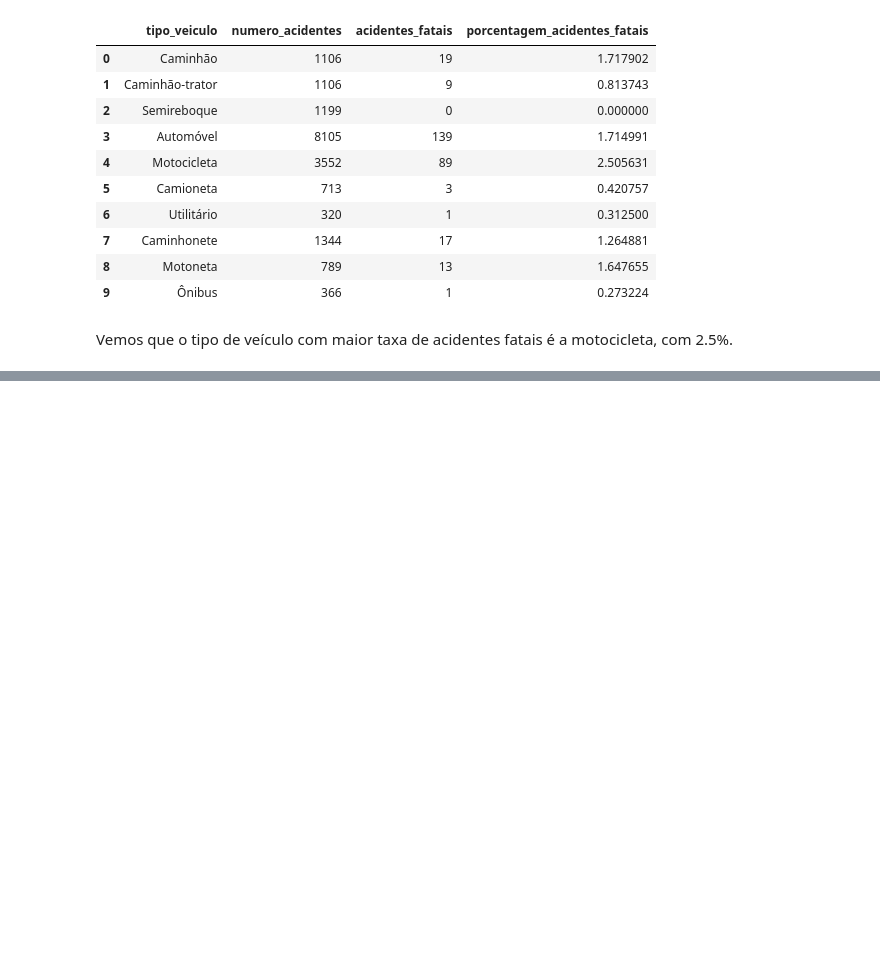
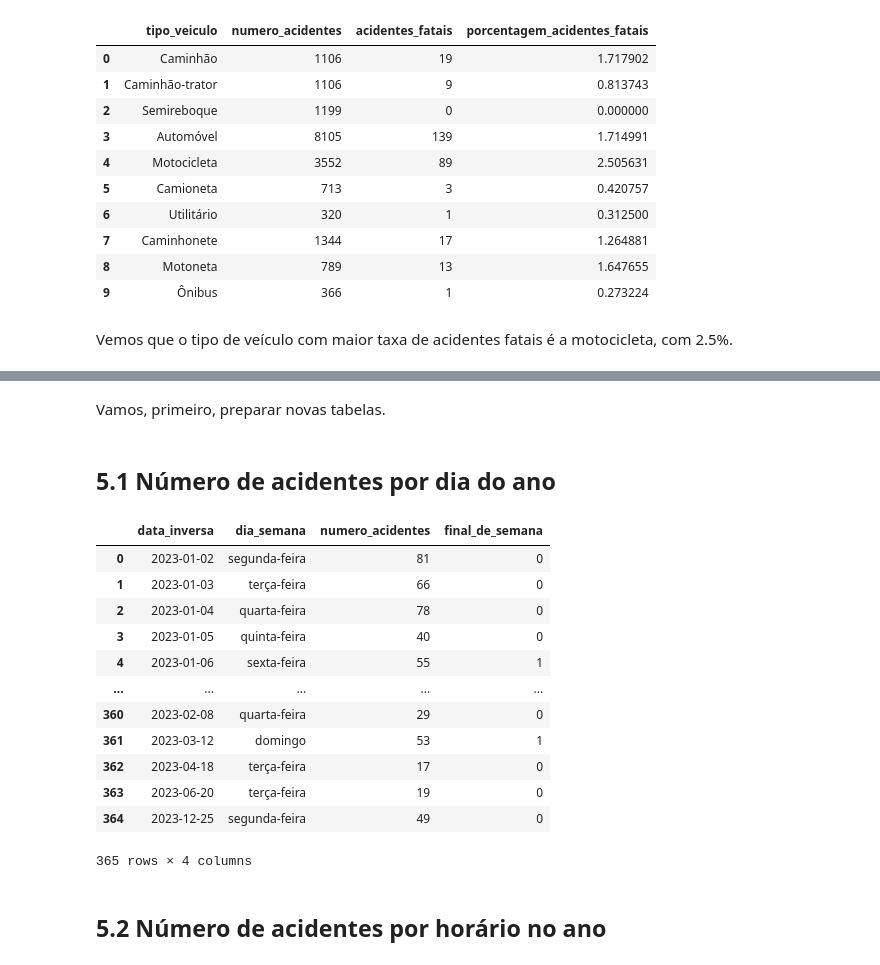
Before and after one commit to andrey-lolobrigida/acidentes-transito-sc-2023, a Jupyter notebook: notebooks/acidentes.ipynb, the cells around one changed output, grey strips where cells are left out. Cells and saved outputs as stored; diff of their text form; code cells hidden in the pictures; blank space fills up the shorter version.

```diff
--- a/notebooks/acidentes.ipynb
+++ b/notebooks/acidentes.ipynb
@@ -372,0 +386,4 @@ Vemos que o tipo de veículo com maior taxa de acidentes fatais é a motocicleta
+# %% [markdown]
+Vamos, primeiro, preparar novas tabelas.
+# %% [markdown]
+## 5.1 Número de acidentes por dia do ano
@@ -372,0 +404,23 @@ Vemos que o tipo de veículo com maior taxa de acidentes fatais é a motocicleta
+# %%
+n_acidentes_por_dia_df = acidentes_sc_dia_horario.drop_duplicates().reset_index(drop=True)
+n_acidentes_por_dia_df['final_de_semana'] = n_acidentes_por_dia_df['dia_semana'].apply(
+    lambda dia: 1 if dia in ["sexta-feira", "sábado", "domingo"] else 0
+)
+
+n_acidentes_por_dia_df
+# %% [output]
+|  | data_inversa | dia_semana | numero_acidentes | final_de_semana |
+| 0 | 2023-01-02 | segunda-feira | 81 | 0 |
+| 1 | 2023-01-03 | terça-feira | 66 | 0 |
+| 2 | 2023-01-04 | quarta-feira | 78 | 0 |
+| 3 | 2023-01-05 | quinta-feira | 40 | 0 |
+| 4 | 2023-01-06 | sexta-feira | 55 | 1 |
+| ... | ... | ... | ... | ... |
+| 360 | 2023-02-08 | quarta-feira | 29 | 0 |
+| 361 | 2023-03-12 | domingo | 53 | 1 |
+| 362 | 2023-04-18 | terça-feira | 17 | 0 |
+| 363 | 2023-06-20 | terça-feira | 19 | 0 |
+| 364 | 2023-12-25 | segunda-feira | 49 | 0 |
+365 rows × 4 columns
+# %% [markdown]
+## 5.2 Número de acidentes por horário no ano
```
Also changed, not shown: parts of 42 cells of this notebook.
